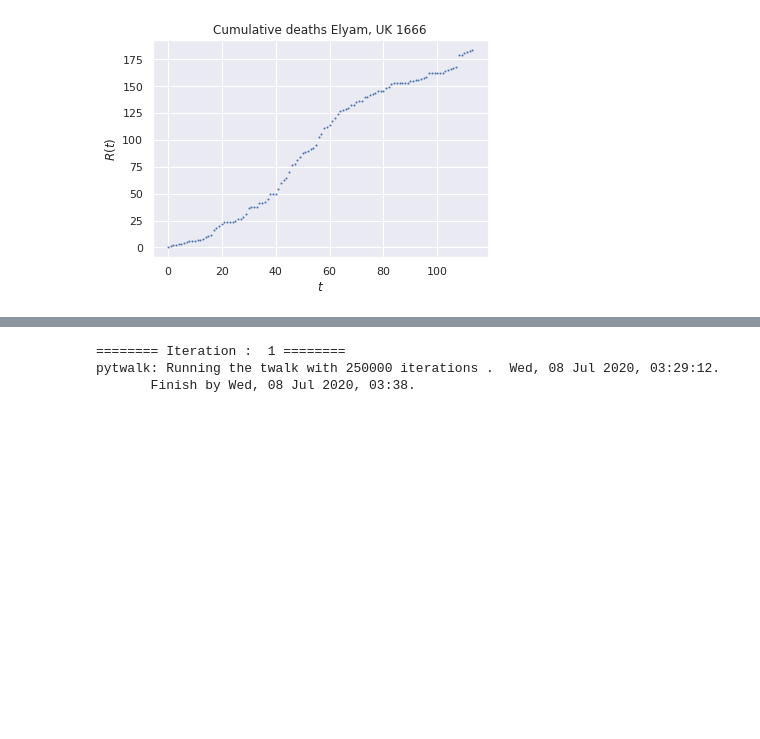
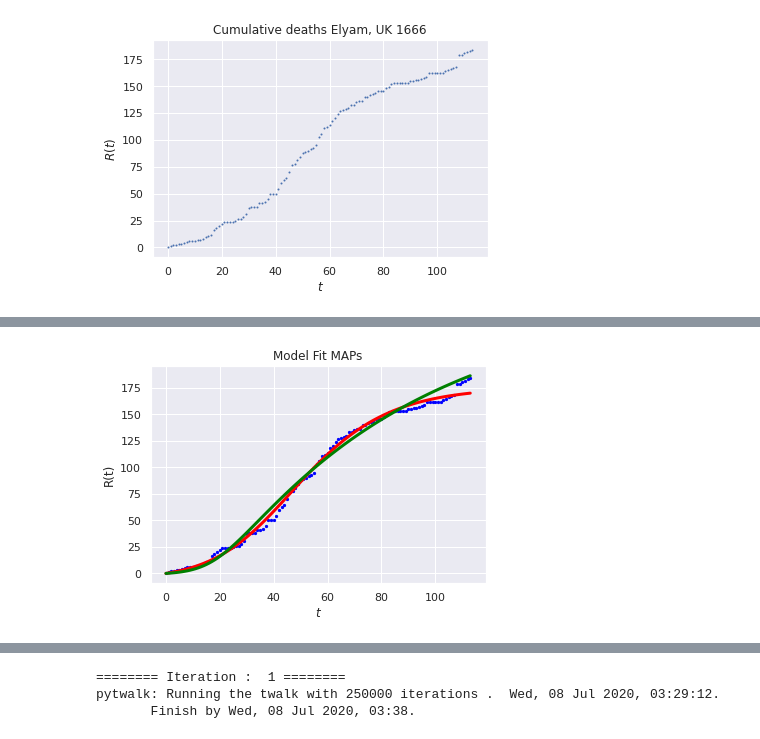
Before and after one commit to jear2412/BUQ-ODEsMCMC, a Jupyter notebook: BlackPlague-SIR-BiAnalysis.ipynb, the cells around one changed output, grey strips where cells are left out. Cells and saved outputs as stored; diff of their text form; code cells hidden in the pictures; blank space fills up the shorter version.

```diff
--- a/BlackPlague-SIR-BiAnalysis.ipynb
+++ b/BlackPlague-SIR-BiAnalysis.ipynb
@@ -198,0 +221,27 @@ plt.show()
+# %%
+def SolveSIR(theta):
+  #Solve SIR for given parameter theta
+  alpha=theta[0]
+  I0=theta[1]
+  X0=np.array( [N-I0, I0, 0] )
+  temp=odeint( SIR, X0, ts, args=(alpha,I0,))
+  return temp
+# %%
+
+temp1=SolveSIR( map1['x'] )
+temp2=SolveSIR( map2['x'] )
+temp3=SolveSIR( np.array([0.013785, 9.774])   )
+# %%
+
+# R(t)
+
+plt.plot(temp1[:,2] , color='red', linewidth=3 )
+plt.plot(temp2[:,2] , color='green', linewidth=3  )
+plt.scatter(ts,y, s=5, color='blue', zorder=1)
+plt.xlabel( r'$t$' )
+plt.ylabel( r'R(t)' )
+plt.title( 'Model Fit MAPs' )
+plt.savefig( 'map1.pdf', dpi=500  )
+plt.show()
+# %% [output]
+[figure, added]
```
Also changed, not shown: parts of 11 cells of this notebook.
